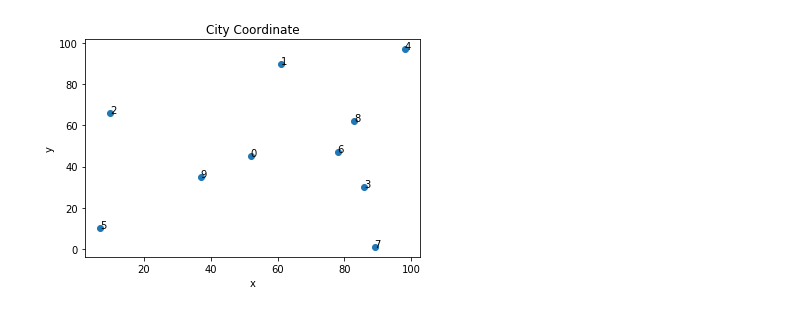
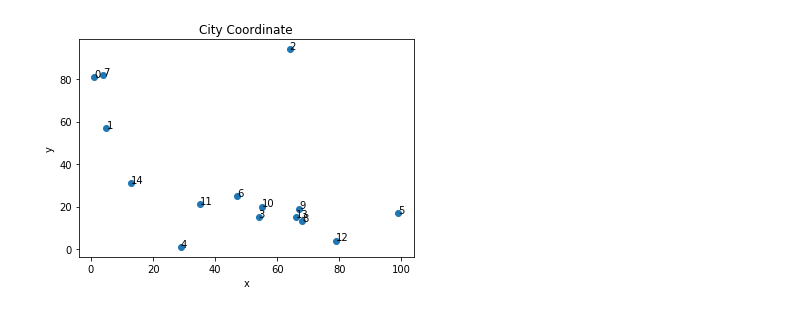
Before and after one commit to wells1400/SIOA, a Jupyter notebook: Program/Swarm intelligence optimization algorithm/PsoGeneticSa/PsoTsp.ipynb, the cells around one changed output. Drawn from its saved outputs; the diff is of its cells as text; code cells hidden in the pictures.

```diff
--- a/Program/Swarm intelligence optimization algorithm/PsoGeneticSa/PsoTsp.ipynb
+++ b/Program/Swarm intelligence optimization algorithm/PsoGeneticSa/PsoTsp.ipynb
@@ -217,10 +236,10 @@ class PsoTsp:
 # %%
 # 点坐标、距离矩阵
-coord_generator = CoordinateProcess(num_cities=10, min_coord=1, max_coord=100)
+coord_generator = CoordinateProcess(num_cities=15, min_coord=1, max_coord=100)
 coord_generator.plot_cities()
 city_coord = coord_generator.coordinate
 distance_matrix = coord_generator.distance_matrix
 # %% [output]
-[figure, old version]
+[figure, new version]
 # %%
 test_pso = PsoTsp(city_coord, distance_matrix,
```
Also changed, not shown: parts of 7 cells of this notebook, 1 other file.
